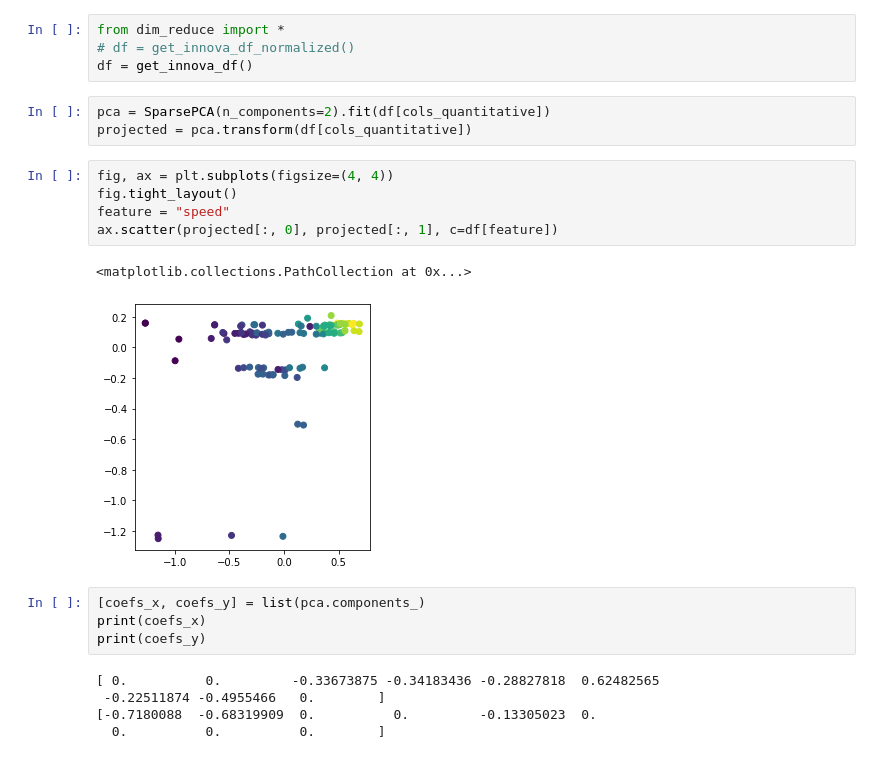
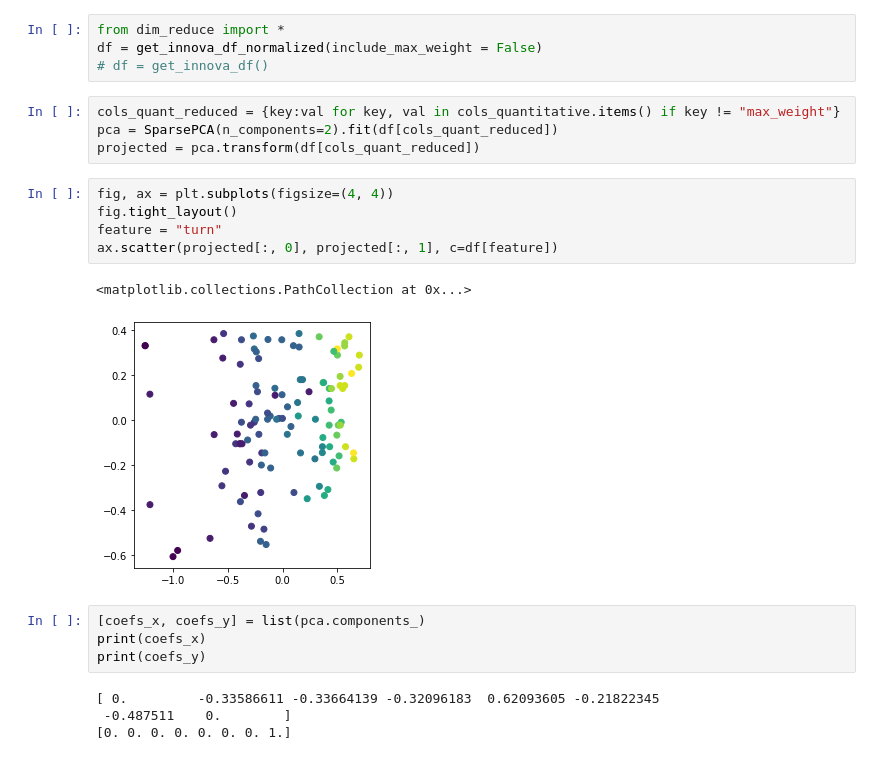
Before and after one commit to engenmt/Disc-Golf, a Jupyter notebook: notebook.ipynb, the cells around one changed output. Cells and saved outputs as stored; diff of their text form.

Commit message:
Added option for omitting max_weight from disc dataframe.

```diff
--- a/notebook.ipynb
+++ b/notebook.ipynb
@@ -1,25 +1,25 @@
 # %%
 from dim_reduce import *
-# df = get_innova_df_normalized()
-df = get_innova_df()
+df = get_innova_df_normalized(include_max_weight = False)
+# df = get_innova_df()
 # %%
-pca = SparsePCA(n_components=2).fit(df[cols_quantitative])
-projected = pca.transform(df[cols_quantitative])
+cols_quant_reduced = {key:val for key, val in cols_quantitative.items() if key != "max_weight"}
+pca = SparsePCA(n_components=2).fit(df[cols_quant_reduced])
+projected = pca.transform(df[cols_quant_reduced])
 # %%
 fig, ax = plt.subplots(figsize=(4, 4))
 fig.tight_layout()
-feature = "speed"
+feature = "turn"
 ax.scatter(projected[:, 0], projected[:, 1], c=df[feature])
 # %% [output]
 <matplotlib.collections.PathCollection at 0x...>
-[figure, old version]
+[figure, new version]
 # %%
 [coefs_x, coefs_y] = list(pca.components_)
 print(coefs_x)
 print(coefs_y)
 # %% [output]
-[ 0.          0.         -0.33673875 -0.34183436 -0.28827818  0.62482565
- -0.22511874 -0.4955466   0.        ]
-[-0.7180088  -0.68319909  0.          0.         -0.13305023  0.
-  0.          0.          0.        ]
+[ 0.         -0.33586611 -0.33664139 -0.32096183  0.62093605 -0.21822345
+ -0.487511    0.        ]
+[0. 0. 0. 0. 0. 0. 0. 1.]
 # %%
```
Also changed, not shown: parts of 1 cell of this notebook, 3 other files.
